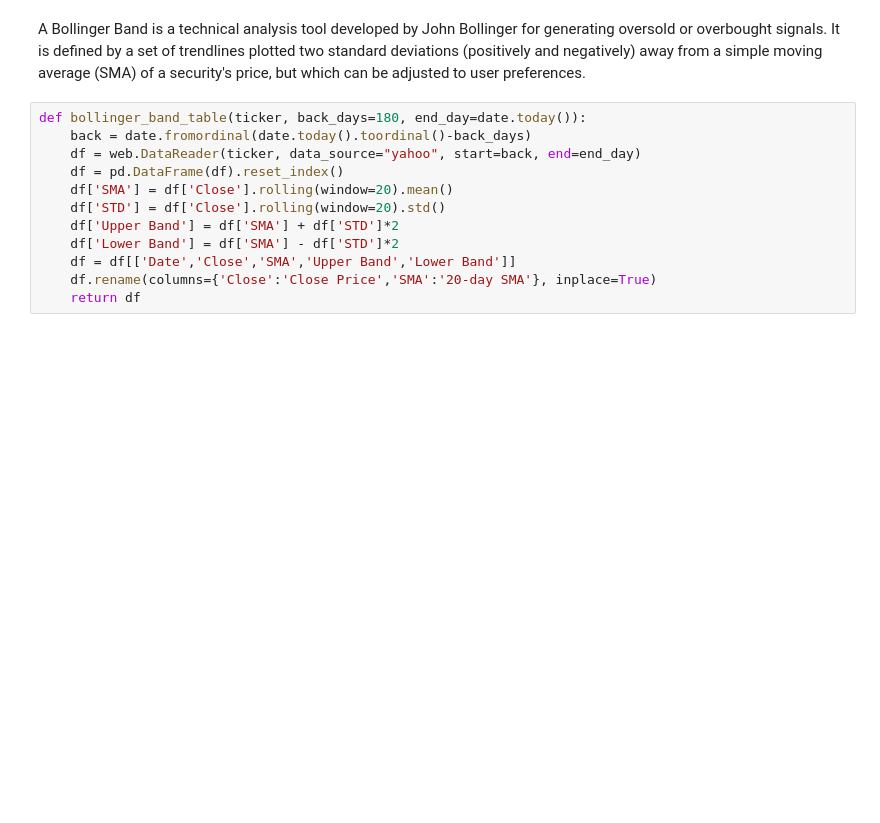
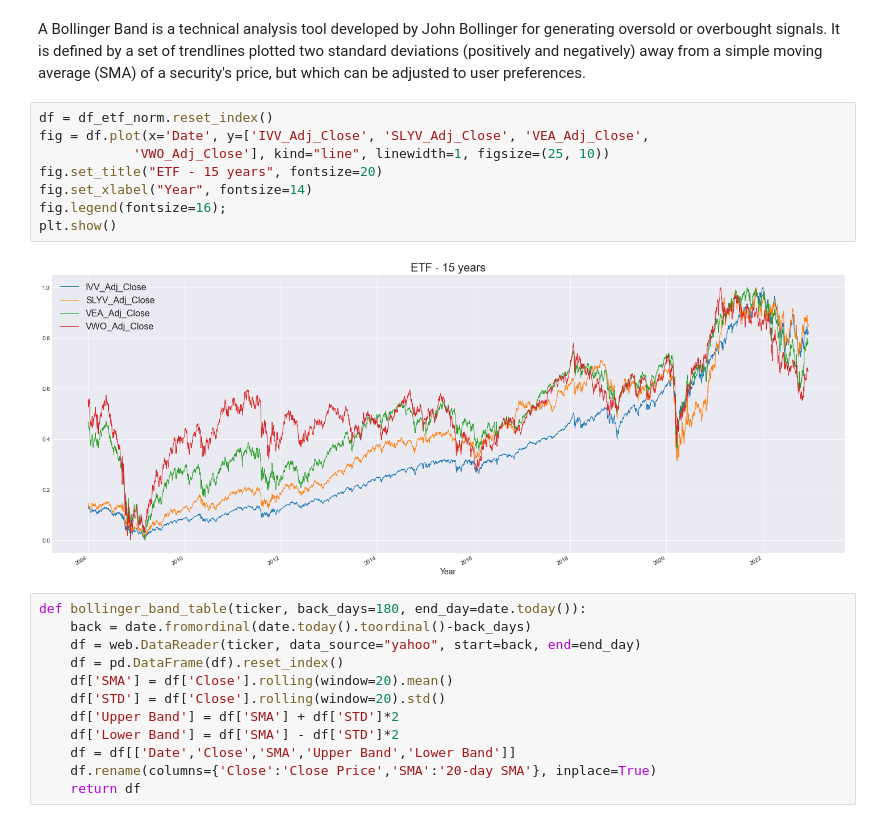
Before and after one commit to lenagrumbach/investment_analysis_project, a Jupyter notebook: investment_analysis.ipynb, the cells around one changed output. Drawn from its saved outputs; the diff is of its cells as text; blank space fills up the shorter version.

```diff
--- a/investment_analysis.ipynb
+++ b/investment_analysis.ipynb
@@ -184,6 +184,16 @@ df_5d
 ## Graphics
 # %% [markdown]
 A Bollinger Band is a technical analysis tool developed by John Bollinger for generating oversold or overbought signals. It is defined by a set of trendlines plotted two standard deviations (positively and negatively) away from a simple moving average (SMA) of a security's price, but which can be adjusted to user preferences.
+# %%
+df = df_etf_norm.reset_index()
+fig = df.plot(x='Date', y=['IVV_Adj_Close', 'SLYV_Adj_Close', 'VEA_Adj_Close',
+            'VWO_Adj_Close'], kind="line", linewidth=1, figsize=(25, 10))
+fig.set_title("ETF - 15 years", fontsize=20)
+fig.set_xlabel("Year", fontsize=14)
+fig.legend(fontsize=16);
+plt.show()
+# %% [output]
+[figure, added]
 # %%
 def bollinger_band_table(ticker, back_days=180, end_day=date.today()):
     back = date.fromordinal(date.today().toordinal()-back_days)
```
Also changed, not shown: parts of 8 cells of this notebook.
